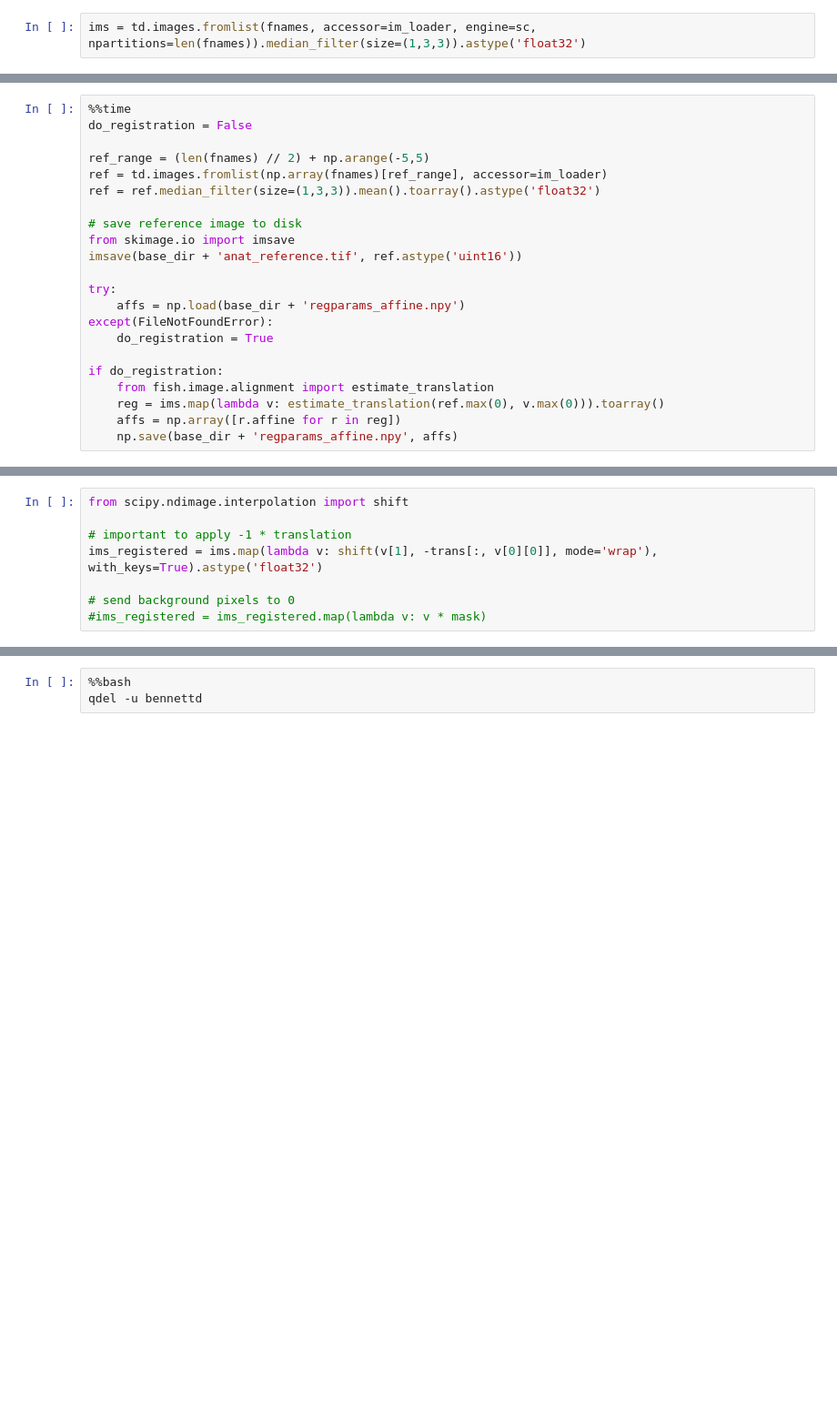
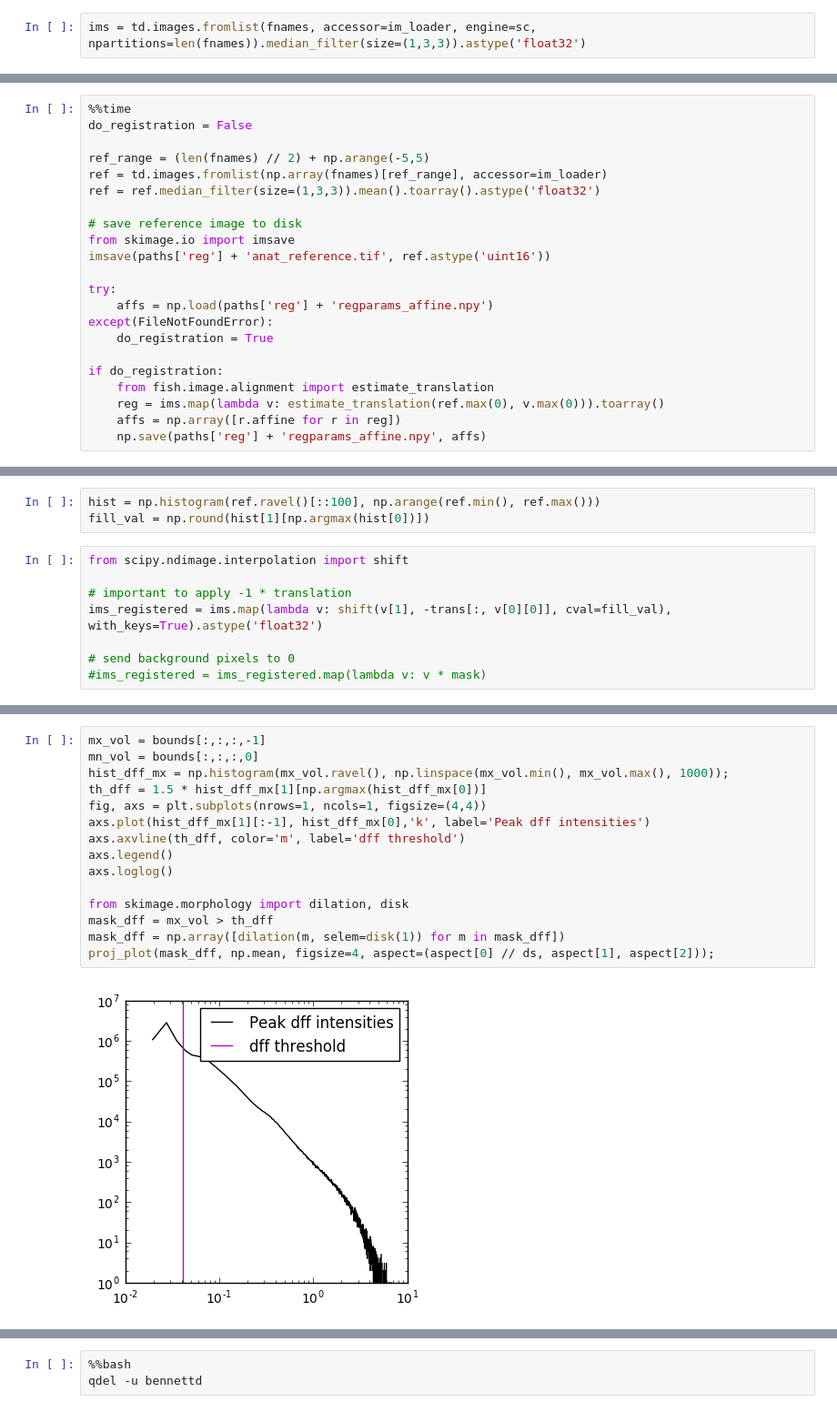
Before and after one commit to Yumuu/ngm, a Jupyter notebook: notebooks/save-projections.ipynb, the cells around one changed output, grey strips where cells are left out. Shown: that part at 91% size. Saved outputs shown, nothing was run; the diff lists cells and outputs as text; blank space fills up the shorter version.

```diff
--- a/notebooks/save-projections.ipynb
+++ b/notebooks/save-projections.ipynb
@@ -67,10 +111,10 @@ ref = ref.median_filter(size=(1,3,3)).mean().toarray().astype('float32')
 
 # save reference image to disk
 from skimage.io import imsave
-imsave(base_dir + 'anat_reference.tif', ref.astype('uint16'))
+imsave(paths['reg'] + 'anat_reference.tif', ref.astype('uint16'))
 
 try:
-    affs = np.load(base_dir + 'regparams_affine.npy')
+    affs = np.load(paths['reg'] + 'regparams_affine.npy')
 except(FileNotFoundError):
     do_registration = True
 
@@ -78,5 +122,5 @@ if do_registration:
     from fish.image.alignment import estimate_translation
     reg = ims.map(lambda v: estimate_translation(ref.max(0), v.max(0))).toarray()
     affs = np.array([r.affine for r in reg])
-    np.save(base_dir + 'regparams_affine.npy', affs)
+    np.save(paths['reg'] + 'regparams_affine.npy', affs)
 # %% [output]
@@ -112,8 +157,11 @@ axs[1].legend()
+# %%
+hist = np.histogram(ref.ravel()[::100], np.arange(ref.min(), ref.max()))
+fill_val = np.round(hist[1][np.argmax(hist[0])])
 # %%
 from scipy.ndimage.interpolation import shift
 
 # important to apply -1 * translation
-ims_registered = ims.map(lambda v: shift(v[1], -trans[:, v[0][0]], mode='wrap'), with_keys=True).astype('float32')
+ims_registered = ims.map(lambda v: shift(v[1], -trans[:, v[0][0]], cval=fill_val), with_keys=True).astype('float32')
 
 # send background pixels to 0
 #ims_registered = ims_registered.map(lambda v: v * mask)
@@ -143,0 +199,17 @@ slabs = ser.toimages().map(lambda v: rescale(v, (mn,mx), (0,4096))).map(my_proj)
+# %%
+mx_vol = bounds[:,:,:,-1]
+mn_vol = bounds[:,:,:,0]
+hist_dff_mx = np.histogram(mx_vol.ravel(), np.linspace(mx_vol.min(), mx_vol.max(), 1000));
+th_dff = 1.5 * hist_dff_mx[1][np.argmax(hist_dff_mx[0])]
+fig, axs = plt.subplots(nrows=1, ncols=1, figsize=(4,4))
+axs.plot(hist_dff_mx[1][:-1], hist_dff_mx[0],'k', label='Peak dff intensities')
+axs.axvline(th_dff, color='m', label='dff threshold')
+axs.legend()
+axs.loglog()
+
+from skimage.morphology import dilation, disk
+mask_dff = mx_vol > th_dff
+mask_dff = np.array([dilation(m, selem=disk(1)) for m in mask_dff])
+proj_plot(mask_dff, np.mean, figsize=4, aspect=(aspect[0] // ds, aspect[1], aspect[2]));
+# %% [output]
+[figure, added]
```
Also changed, not shown: parts of 14 cells of this notebook.
